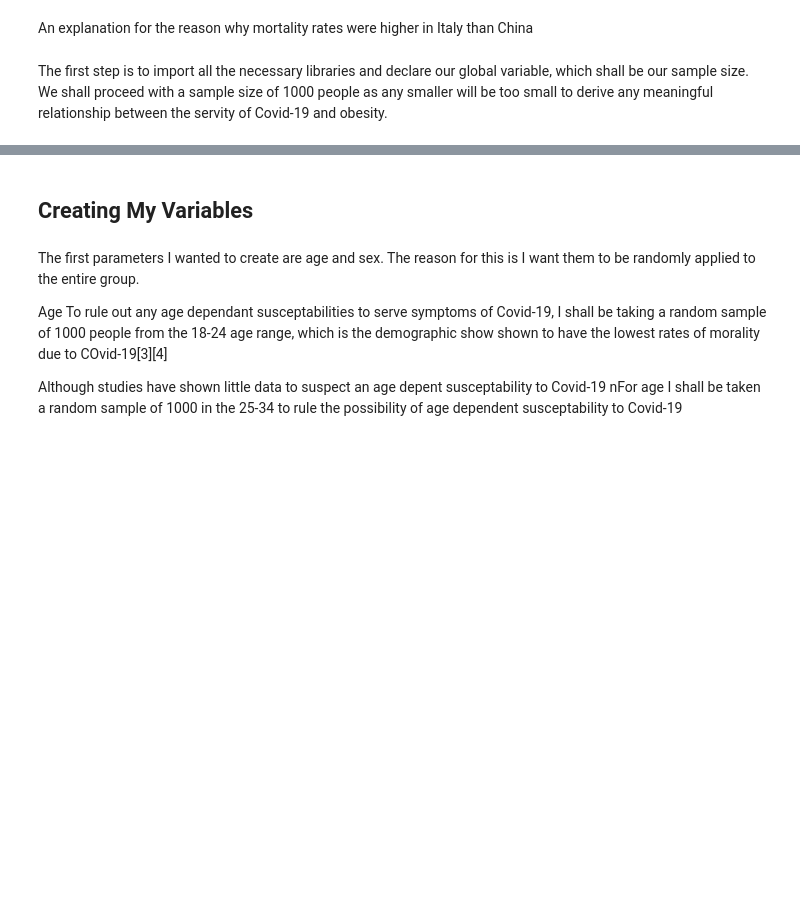
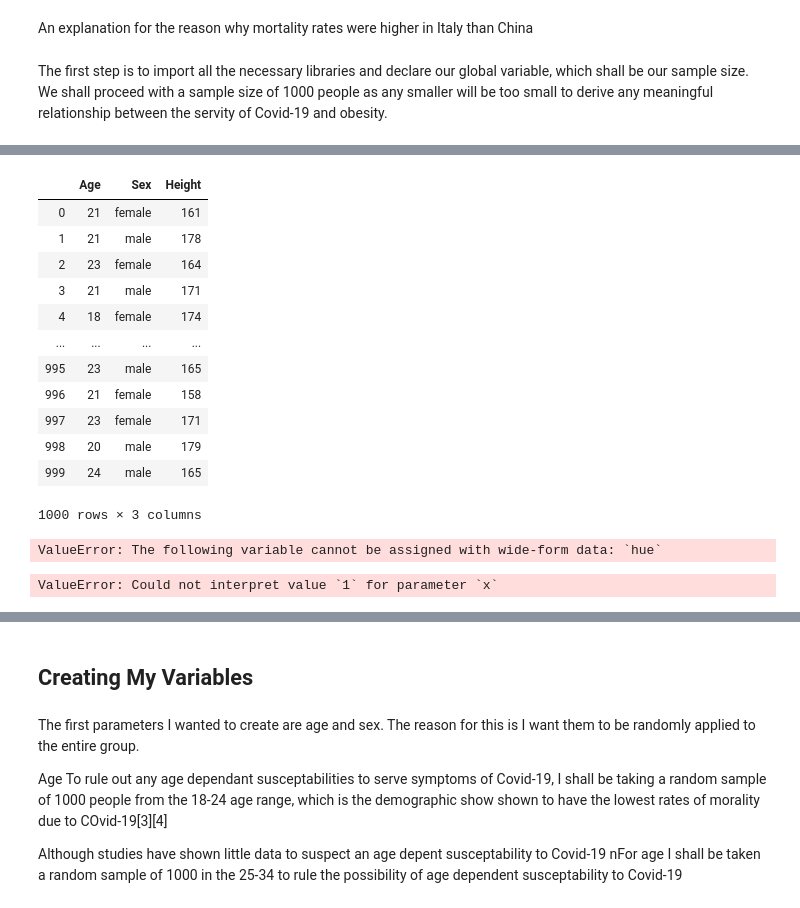
Before and after one commit to shaner1/ProgDA_Project_20, a Jupyter notebook: ProgDA_Project_2020.ipynb, the cells around one changed output, grey strips where cells are left out. Saved outputs shown, nothing was run; the diff lists cells and outputs as text; code cells hidden in the pictures; blank space fills up the shorter version.

```diff
--- a/ProgDA_Project_2020.ipynb
+++ b/ProgDA_Project_2020.ipynb
@@ -24,0 +70,24 @@ size = 1000
+# %%
+df
+# %% [output]
+|  | Age | Sex | Height |
+| 0 | 21 | female | 161 |
+| 1 | 21 | male | 178 |
+| 2 | 23 | female | 164 |
+| 3 | 21 | male | 171 |
+| 4 | 18 | female | 174 |
+| ... | ... | ... | ... |
+| 995 | 23 | male | 165 |
+| 996 | 21 | female | 158 |
+| 997 | 23 | female | 171 |
+| 998 | 20 | male | 179 |
+| 999 | 24 | male | 165 |
+1000 rows × 3 columns
+# %%
+sns.relplot(data=df, hue="Sex", kind="line")
+# %% [output]
+ValueError: The following variable cannot be assigned with wide-form data: `hue`
+# %%
+sns.displot(df, x= '1',hue="Sex")
+# %% [output]
+ValueError: Could not interpret value `1` for parameter `x`
```
Also changed, not shown: parts of 26 cells of this notebook.
